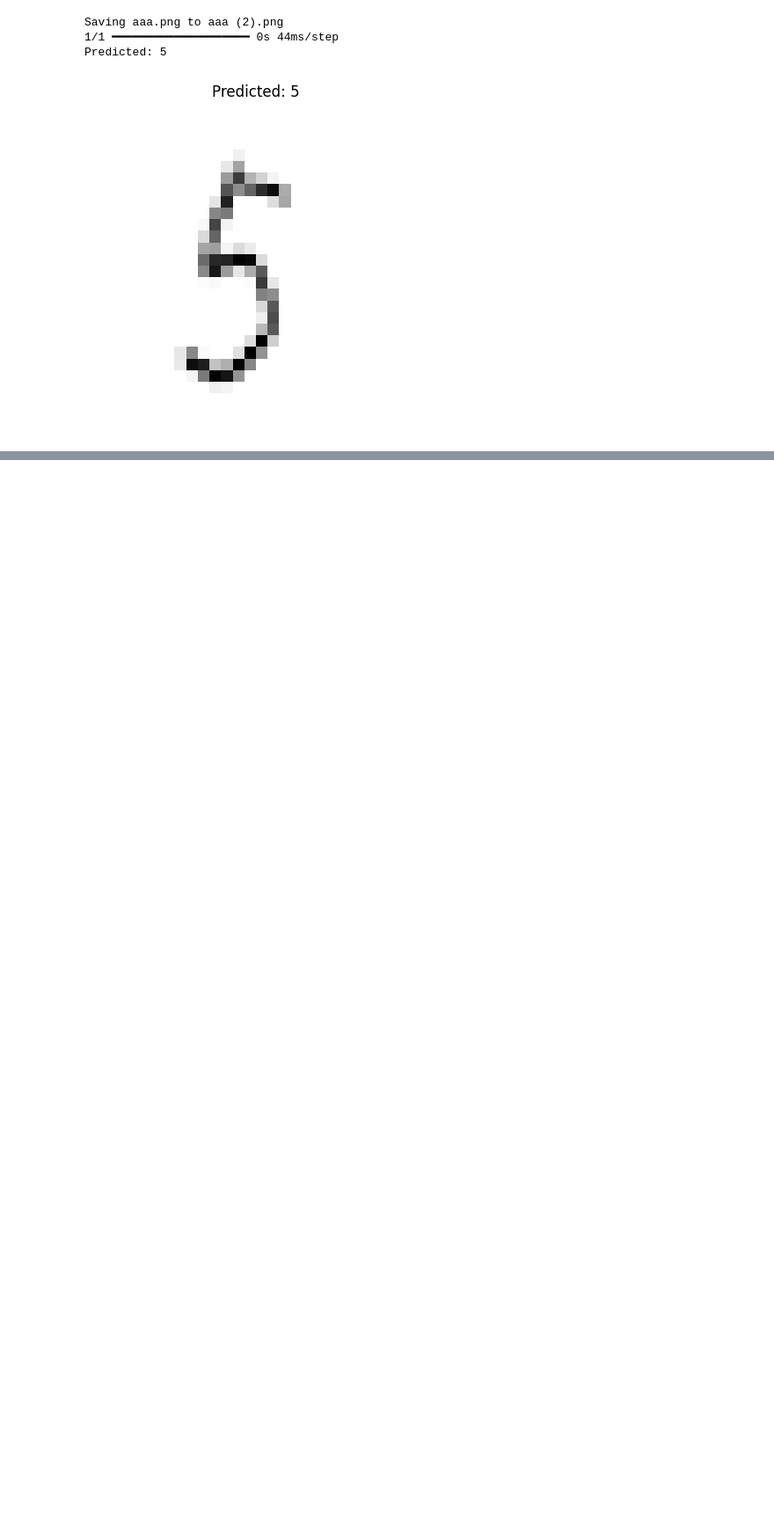
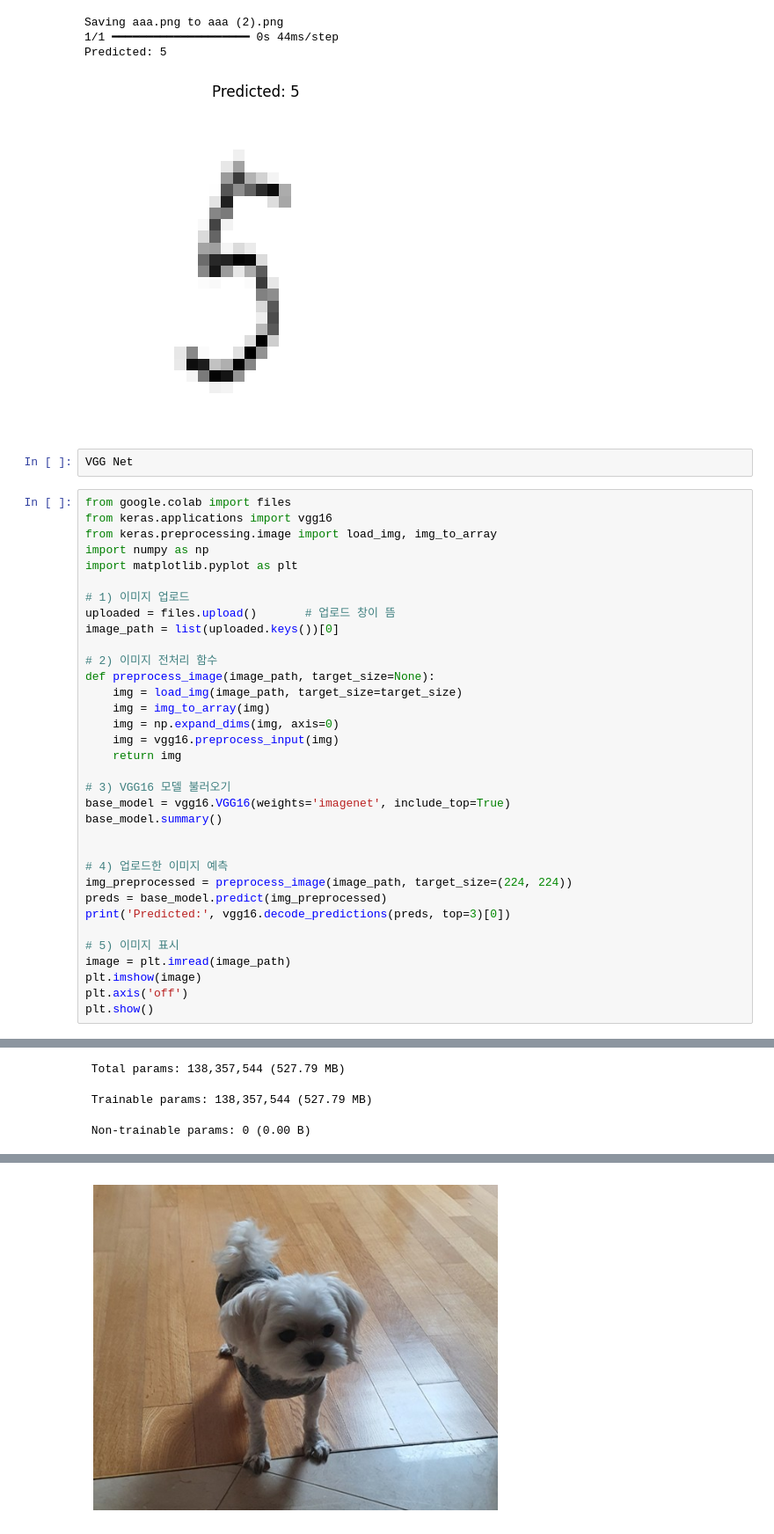
Before and after one commit to surf0123/ai, a Jupyter notebook: intai.ipynb, the cells around one changed output, grey strips where cells are left out. Shown at 88% size. Cells and saved outputs as stored; diff of their text form; blank space fills up the shorter version.

Commit message:
Colab을 통해 생성됨

```diff
--- a/intai.ipynb
+++ b/intai.ipynb
@@ -396,3 +396,40 @@ Saving aaa.png to aaa (2).png
 1/1 ━━━━━━━━━━━━━━━━━━━━ 0s 44ms/step
 Predicted: 5
 [figure]
+# %%
+VGG Net
+# %%
+from google.colab import files
+from keras.applications import vgg16
+from keras.preprocessing.image import load_img, img_to_array
+import numpy as np
+import matplotlib.pyplot as plt
+
+# 1) 이미지 업로드
+uploaded = files.upload()       # 업로드 창이 뜸
+image_path = list(uploaded.keys())[0]
+
+# 2) 이미지 전처리 함수
+def preprocess_image(image_path, target_size=None):
+    img = load_img(image_path, target_size=target_size)
+    img = img_to_array(img)
+    img = np.expand_dims(img, axis=0)
+    img = vgg16.preprocess_input(img)
+    return img
+
+# 3) VGG16 모델 불러오기
+base_model = vgg16.VGG16(weights='imagenet', include_top=True)
+base_model.summary()
+
+
+# 4) 업로드한 이미지 예측
+img_preprocessed = preprocess_image(image_path, target_size=(224, 224))
+preds = base_model.predict(img_preprocessed)
+print('Predicted:', vgg16.decode_predictions(preds, top=3)[0])
+
+# 5) 이미지 표시
+image = plt.imread(image_path)
+plt.imshow(image)
+plt.axis('off')
+plt.show()
+# %% [output]
@@ -398,0 +458,3 @@ Predicted: 5
+ Total params: 138,357,544 (527.79 MB)
+ Trainable params: 138,357,544 (527.79 MB)
+ Non-trainable params: 0 (0.00 B)
@@ -398,0 +465 @@ Predicted: 5
+[figure, added]
```
Also changed, not shown: parts of 3 cells of this notebook.
